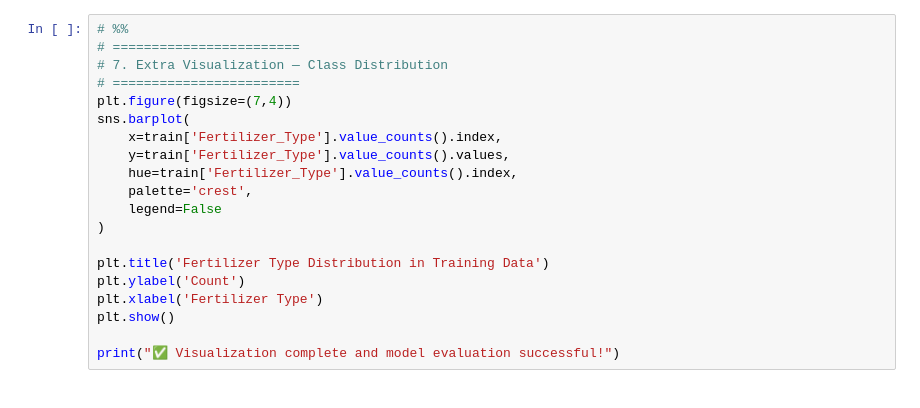
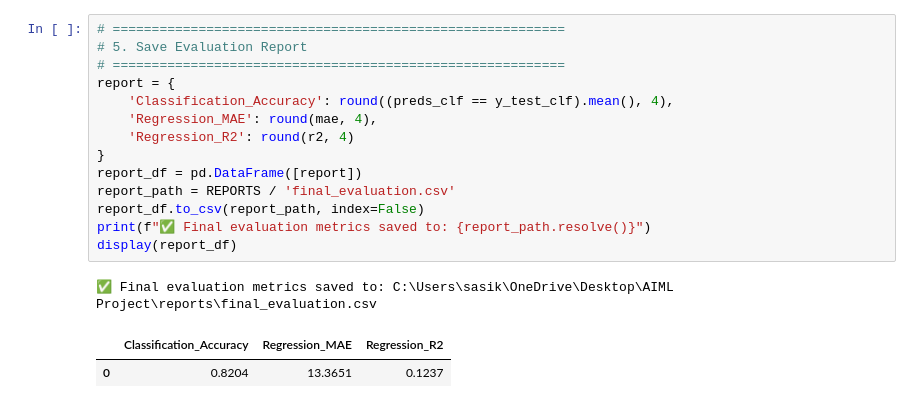
Before and after one commit to Sasi3011/AIML-Project, a Jupyter notebook: notebooks/04_evaluation_and_api.ipynb, the cells around one changed output. Saved outputs shown, nothing was run; the diff lists cells and outputs as text.

```diff
--- a/notebooks/04_evaluation_and_api.ipynb
+++ b/notebooks/04_evaluation_and_api.ipynb
@@ -134,21 +223,19 @@ print("✅ Model card saved at reports/model_card.md")
 # %%
-# %%
-# ========================
-# 7. Extra Visualization — Class Distribution
-# ========================
-plt.figure(figsize=(7,4))
-sns.barplot(
-    x=train['Fertilizer_Type'].value_counts().index,
-    y=train['Fertilizer_Type'].value_counts().values,
-    hue=train['Fertilizer_Type'].value_counts().index,
-    palette='crest',
-    legend=False
-)
-
-plt.title('Fertilizer Type Distribution in Training Data')
-plt.ylabel('Count')
-plt.xlabel('Fertilizer Type')
-plt.show()
-
-print("✅ Visualization complete and model evaluation successful!")
+# ==========================================================
+# 5. Save Evaluation Report
+# ==========================================================
+report = {
+    'Classification_Accuracy': round((preds_clf == y_test_clf).mean(), 4),
+    'Regression_MAE': round(mae, 4),
+    'Regression_R2': round(r2, 4)
+}
+report_df = pd.DataFrame([report])
+report_path = REPORTS / 'final_evaluation.csv'
+report_df.to_csv(report_path, index=False)
+print(f"✅ Final evaluation metrics saved to: {report_path.resolve()}")
+display(report_df)
+# %% [output]
+✅ Final evaluation metrics saved to: C:\Users\sasik\OneDrive\Desktop\AIML Project\reports\final_evaluation.csv
+|  | Classification_Accuracy | Regression_MAE | Regression_R2 |
+| 0 | 0.8204 | 13.3651 | 0.1237 |
 # %%
```
Also changed, not shown: parts of 9 cells of this notebook, 29 other files.
